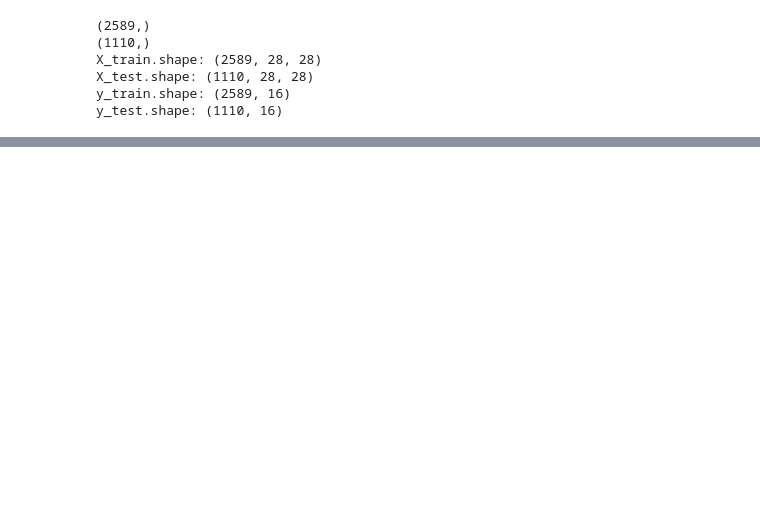
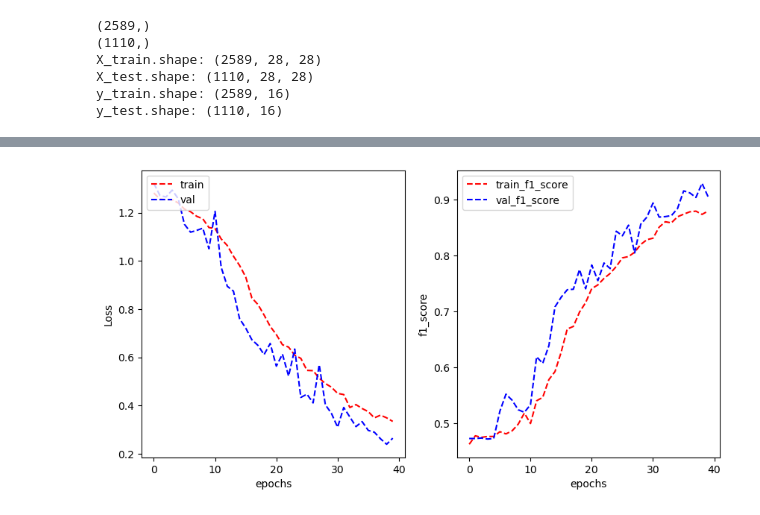
Before and after one commit to ItsThatBlackKid/ml-a2, a Jupyter notebook: s3788996.ipynb, the cells around one changed output, grey strips where cells are left out. Drawn from its saved outputs; the diff is of its cells as text; code cells hidden in the pictures; blank space fills up the shorter version.

```diff
--- a/s3788996.ipynb
+++ b/s3788996.ipynb
@@ -1134,0 +1133,5 @@ plot_learning_curve(history.history['loss'], history.history['val_loss'], histor
+# %%
+shape_cnn_no_reg.compile(optimizer='adam', loss='categorical_crossentropy',
+                                   metrics=[f1_score_metric(), CategoricalAccuracy()])
+# %%
+history = shape_cnn_no_reg.fit(x=X_train, y=y_train, validation_data=(X_test, y_test), epochs=40)
@@ -1134,0 +1156,5 @@ plot_learning_curve(history.history['loss'], history.history['val_loss'], histor
+# %%
+plot_learning_curve(history.history['loss'], history.history['val_loss'], history.history['f1_score'],
+                    history.history['val_f1_score'],'f1_score' )
+# %% [output]
+[figure, added]
```
Also changed, not shown: parts of 41 cells of this notebook.
